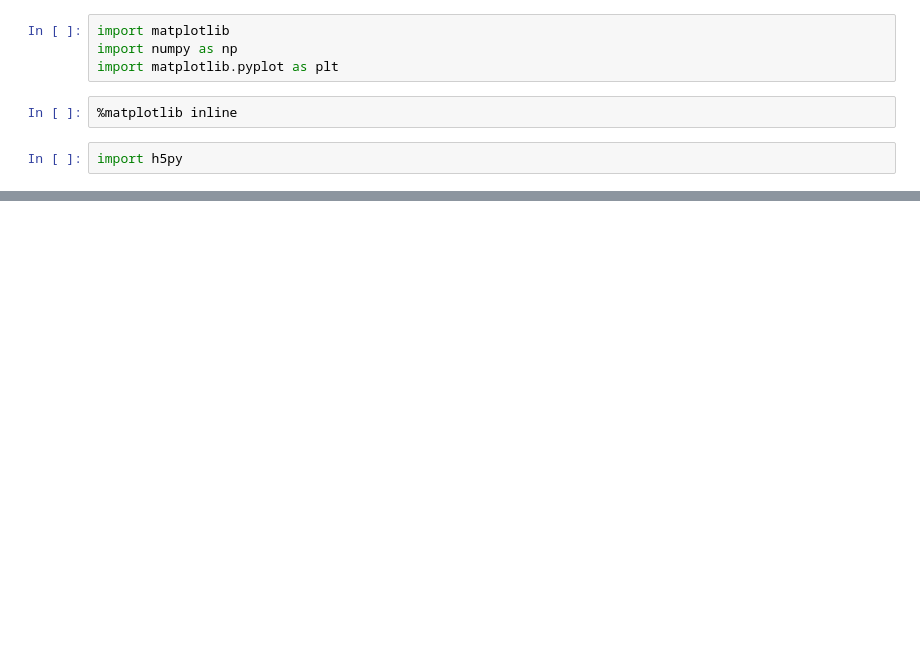
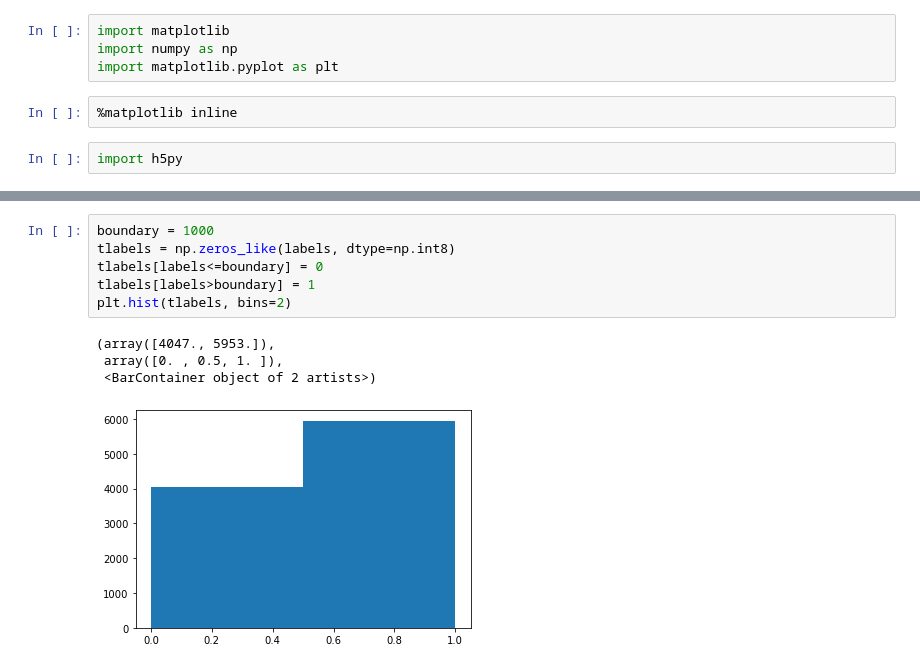
Before and after one commit to seqpipe/syntfbs, a Jupyter notebook: notebooks/02-data-exploration.ipynb, the cells around one changed output, grey strips where cells are left out. Saved outputs shown, nothing was run; the diff lists cells and outputs as text; blank space fills up the shorter version.

```diff
--- a/notebooks/02-data-exploration.ipynb
+++ b/notebooks/02-data-exploration.ipynb
@@ -19,0 +28,11 @@ plt.hist(binlabels, bins=2)
+# %%
+boundary = 1000
+tlabels = np.zeros_like(labels, dtype=np.int8)
+tlabels[labels<=boundary] = 0
+tlabels[labels>boundary] = 1
+plt.hist(tlabels, bins=2)
+# %% [output]
+(array([4047., 5953.]),
+ array([0. , 0.5, 1. ]),
+ <BarContainer object of 2 artists>)
+[figure, added]
```
Also changed, not shown: parts of 9 cells of this notebook, 1 other file.
